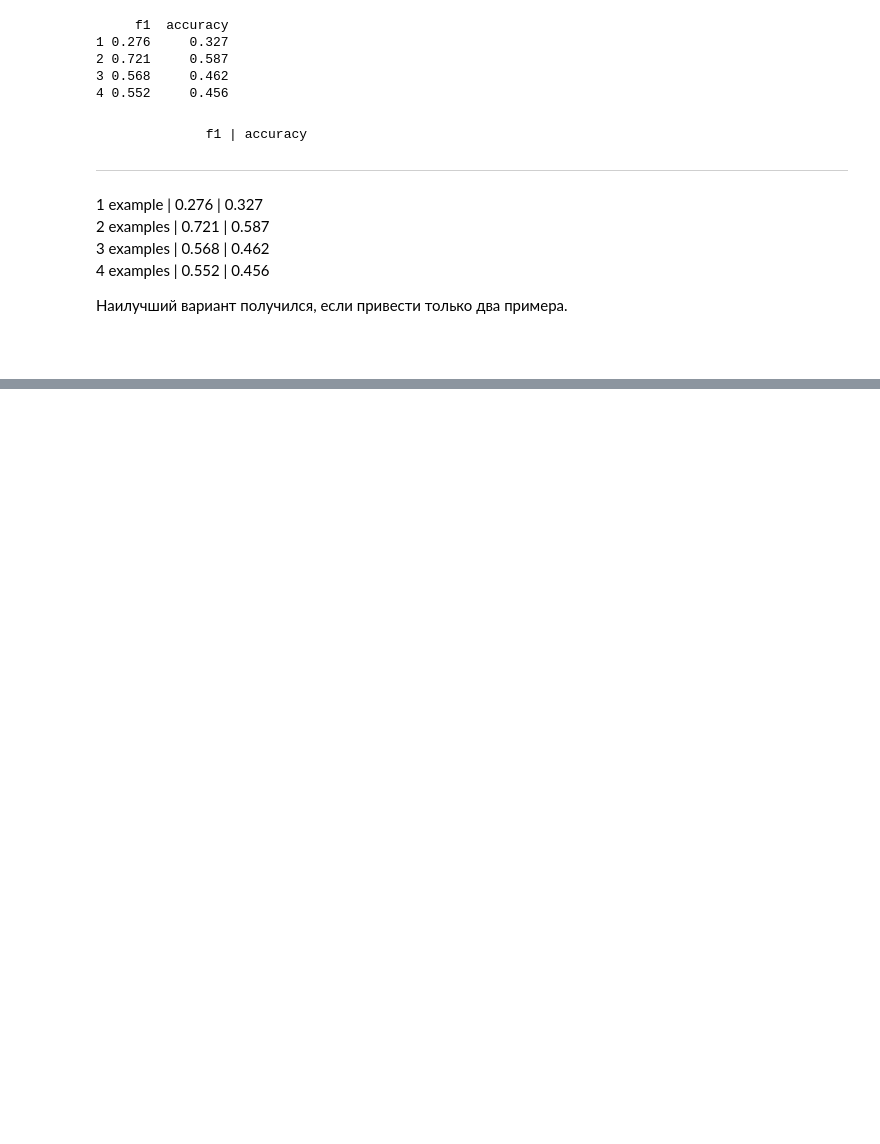
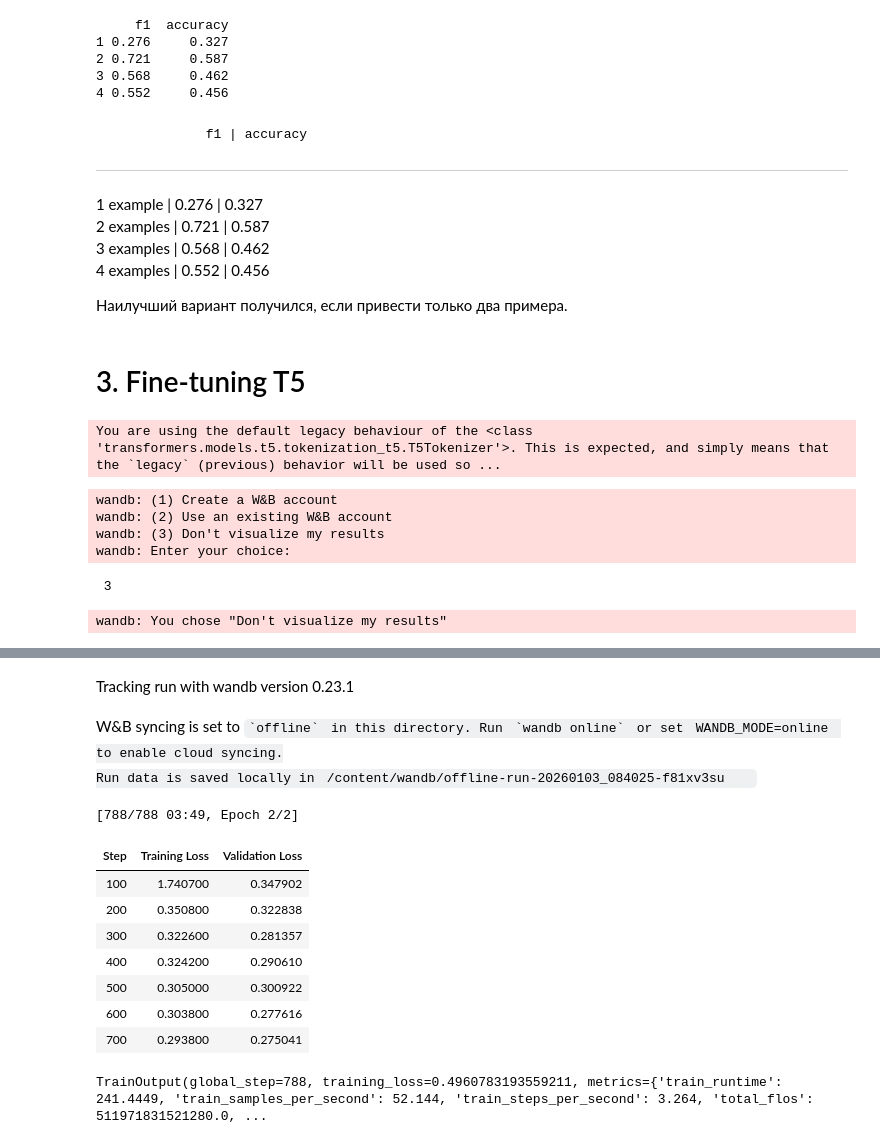
Before and after one commit to VladShajdulin/OTUS, a Jupyter notebook: home_work_3.ipynb, the cells around one changed output, grey strips where cells are left out. Cells and saved outputs as stored; diff of their text form; code cells hidden in the pictures; blank space fills up the shorter version.

```diff
--- a/home_work_3.ipynb
+++ b/home_work_3.ipynb
@@ -284,5 +283,59 @@ with pd.option_context('display.float_format', '{:.3f}'.format):
 4 examples | 0.552 | 0.456
 
 Наилучший вариант получился, если привести только два примера.
-# %% [markdown]
-#
+# %% [markdown]
+# 3. Fine-tuning T5
+# %%
+t5_name = 'ai-forever/ruT5-base'
+tokenizer = T5Tokenizer.from_pretrained(t5_name)
+model = T5ForConditionalGeneration.from_pretrained(t5_name).to(device)
+
+POS = 'да'
+NEG = 'нет'
+
+def preprocess_data(df, tokenizer=tokenizer):
+  df['acceptable'] = df['acceptable'].map({1: POS, 0: NEG})
+  df['acceptable'] = df['acceptable'].map(lambda x: tokenizer(x, padding=False)['input_ids'])
+  df = Dataset.from_pandas(df)
+  df = df.map(lambda x: tokenizer(x['sentence'], padding=False), batched=True)
+  df = df.rename_column('acceptable', 'label')
+
+  return df
+
+train, val = preprocess_data(train), preprocess_data(val)
+# %% [output]
+You are using the default legacy behaviour of the <class 'transformers.models.t5.tokenization_t5.T5Tokenizer'>. This is expected, and simply means that the `legacy` (previous) behavior will be used so ...
+# %%
+data_collator = DataCollatorForSeq2Seq(tokenizer, pad_to_multiple_of=8, return_tensors='pt')
+args = Seq2SeqTrainingArguments(
+    output_dir='t5_model',
+    save_strategy='no',
+    eval_strategy='steps',
+    eval_steps=100,
+    logging_strategy='steps',
+    logging_steps=100,
+
+    num_train_epochs=2,
+    learning_rate=2e-5,
+    per_device_train_batch_size=16,
+    per_device_eval_batch_size=16,
+    weight_decay=0.01,
+    lr_scheduler_type='constant'
+)
+trainer = Seq2SeqTrainer(
+    model=model,
+    args=args,
+    train_dataset=train,
+    eval_dataset=val,
+    processing_class=tokenizer,
+    data_collator=data_collator,
+)
+
+trainer.train()
+# %% [output]
+wandb: (1) Create a W&B account
+wandb: (2) Use an existing W&B account
+wandb: (3) Don't visualize my results
+wandb: Enter your choice:
+ 3
+wandb: You chose "Don't visualize my results"
@@ -288,0 +343,13 @@ with pd.option_context('display.float_format', '{:.3f}'.format):
+Tracking run with wandb version 0.23.1
+W&B syncing is set to `offline` in this directory. Run `wandb online` or set WANDB_MODE=online to enable cloud syncing.
+Run data is saved locally in /content/wandb/offline-run-20260103_084025-f81xv3su
+[788/788 03:49, Epoch 2/2]
+| Step | Training Loss | Validation Loss |
+| 100 | 1.740700 | 0.347902 |
+| 200 | 0.350800 | 0.322838 |
+| 300 | 0.322600 | 0.281357 |
+| 400 | 0.324200 | 0.290610 |
+| 500 | 0.305000 | 0.300922 |
+| 600 | 0.303800 | 0.277616 |
+| 700 | 0.293800 | 0.275041 |
+TrainOutput(global_step=788, training_loss=0.4960783193559211, metrics={'train_runtime': 241.4449, 'train_samples_per_second': 52.144, 'train_steps_per_second': 3.264, 'total_flos': 511971831521280.0, ...
```
Also changed, not shown: parts of 5 cells of this notebook.
